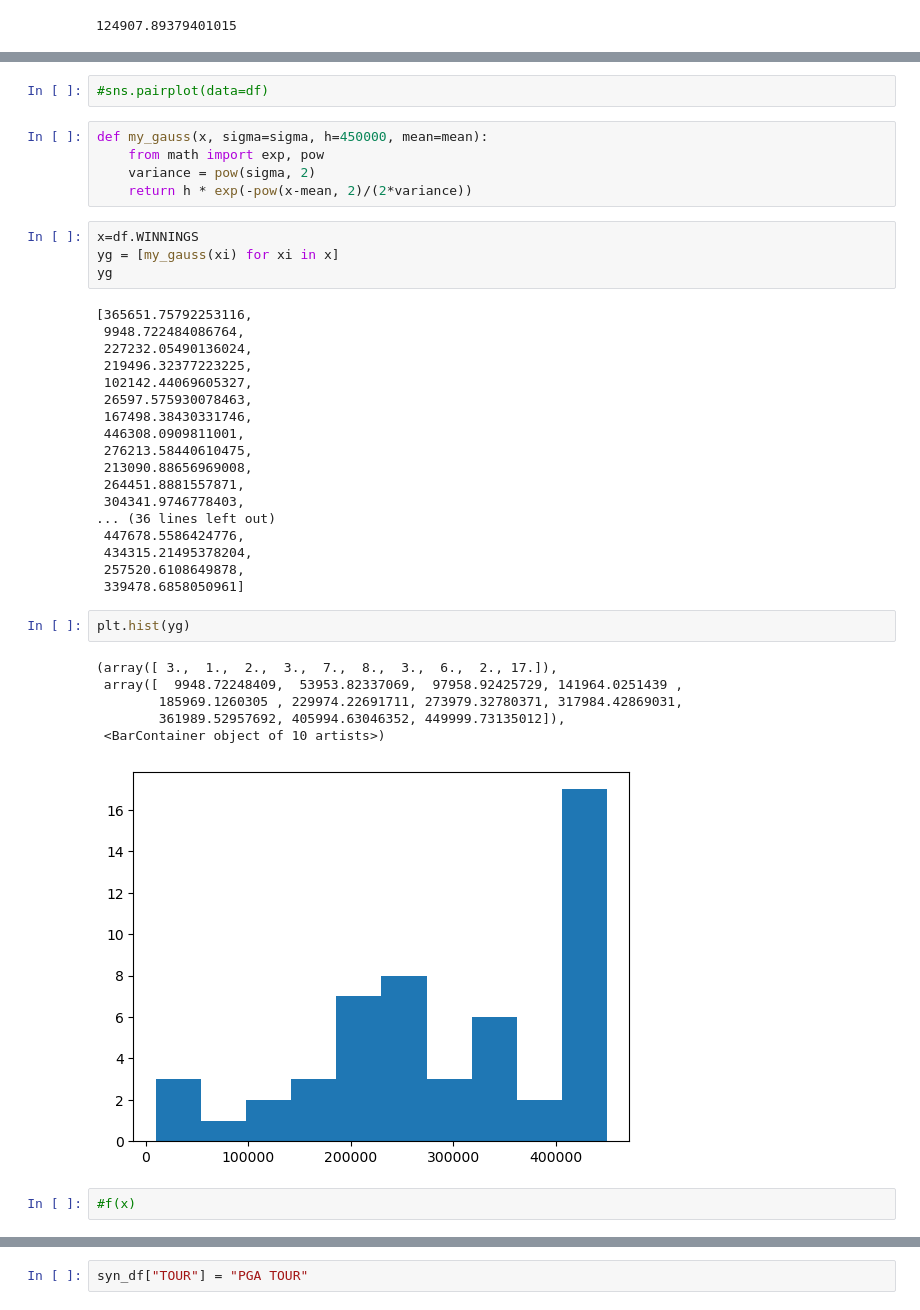
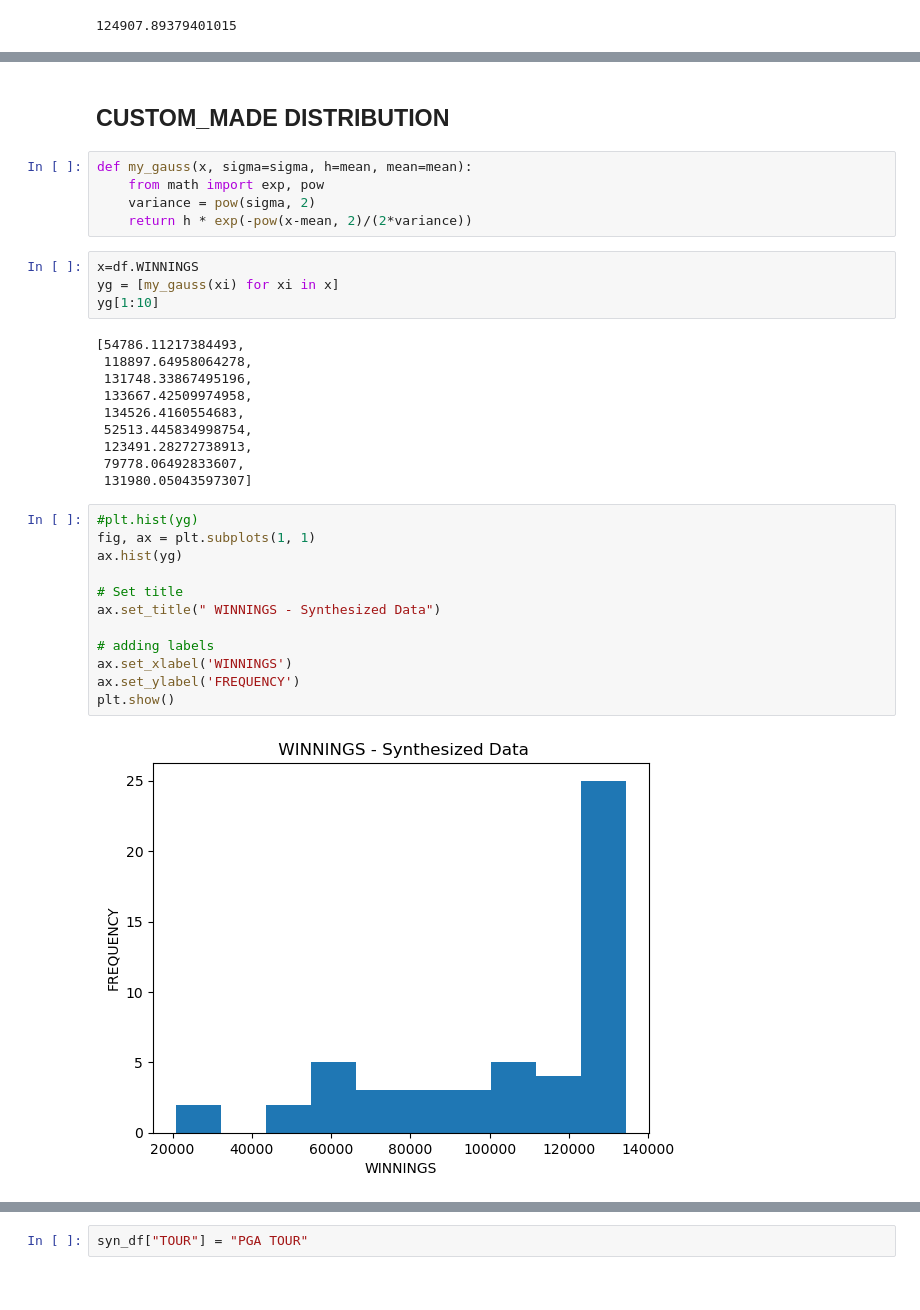
Before and after one commit to mickalleny2k/PfDA_Assignment, a Jupyter notebook: PfDA_Assignment.ipynb, the cells around one changed output, grey strips where cells are left out. Cells and saved outputs as stored; diff of their text form.

Commit message:
for loop, iloc, custom-made normal distribution

```diff
--- a/PfDA_Assignment.ipynb
+++ b/PfDA_Assignment.ipynb
@@ -1906,40 +1916,35 @@ sns.lineplot(data=df, x=df.index, y="WINNINGS")
-# %%
-#sns.pairplot(data=df)
+# %% [markdown]
+## CUSTOM_MADE DISTRIBUTION
 # %%
-def my_gauss(x, sigma=sigma, h=450000, mean=mean):
+def my_gauss(x, sigma=sigma, h=mean, mean=mean):
     from math import exp, pow
     variance = pow(sigma, 2)
     return h * exp(-pow(x-mean, 2)/(2*variance))
 # %%
 x=df.WINNINGS
 yg = [my_gauss(xi) for xi in x]
-yg
+yg[1:10]
 # %% [output]
-[365651.75792253116,
- 9948.722484086764,
- 227232.05490136024,
- 219496.32377223225,
- 102142.44069605327,
- 26597.575930078463,
- 167498.38430331746,
- 446308.0909811001,
- 276213.58440610475,
- 213090.88656969008,
- 264451.8881557871,
- 304341.9746778403,
-... (36 lines left out)
- 447678.5586424776,
- 434315.21495378204,
- 257520.6108649878,
- 339478.6858050961]
+[54786.11217384493,
+ 118897.64958064278,
+ 131748.33867495196,
+ 133667.42509974958,
+ 134526.4160554683,
+ 52513.445834998754,
+ 123491.28272738913,
+ 79778.06492833607,
+ 131980.05043597307]
 # %%
-plt.hist(yg)
+#plt.hist(yg)
+fig, ax = plt.subplots(1, 1)
+ax.hist(yg)
+
+# Set title
+ax.set_title(" WINNINGS - Synthesized Data")
+
+# adding labels
+ax.set_xlabel('WINNINGS')
+ax.set_ylabel('FREQUENCY')
+plt.show()
 # %% [output]
-(array([ 3.,  1.,  2.,  3.,  7.,  8.,  3.,  6.,  2., 17.]),
- array([  9948.72248409,  53953.82337069,  97958.92425729, 141964.0251439 ,
-        185969.1260305 , 229974.22691711, 273979.32780371, 317984.42869031,
-        361989.52957692, 405994.63046352, 449999.73135012]),
- <BarContainer object of 10 artists>)
-[figure, old version]
+[figure, new version]
-# %%
-#f(x)
```
Also changed, not shown: parts of 106 cells of this notebook.
